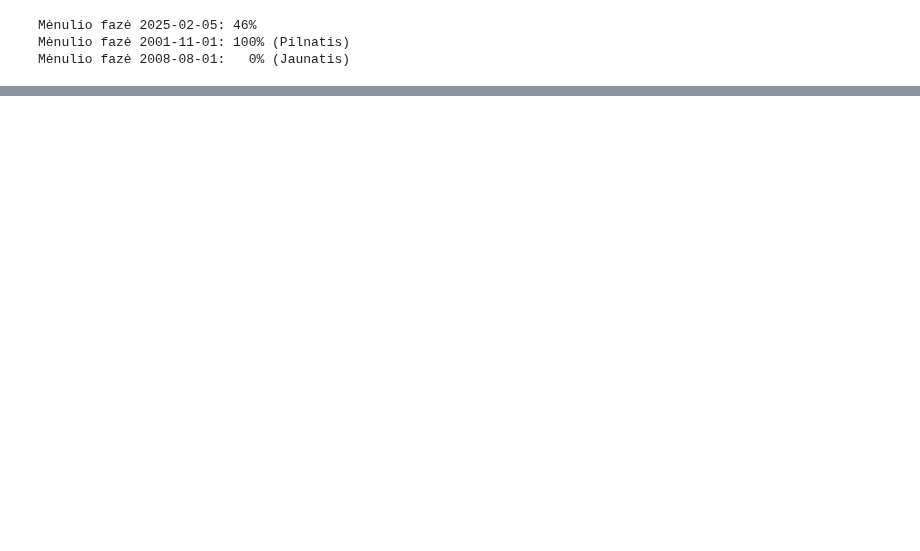
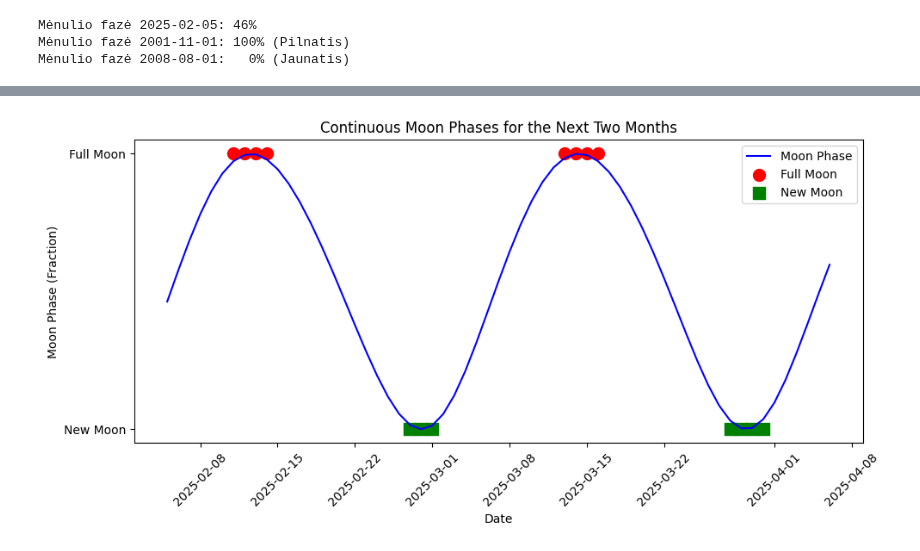
Before and after one commit to ISeeBugsEverywhere/DataScienceNotebooks, a Jupyter notebook: Studentai/MykolasOK/2025-02-05.ipynb, the cells around one changed output, grey strips where cells are left out. Saved outputs shown, nothing was run; the diff lists cells and outputs as text; code cells hidden in the pictures; blank space fills up the shorter version.

```diff
--- a/Studentai/MykolasOK/2025-02-05.ipynb
+++ b/Studentai/MykolasOK/2025-02-05.ipynb
@@ -174,0 +143,59 @@ Mėnulio fazė 2008-08-01:   0% (Jaunatis)
+# %%
+import ephem
+
+# Updated function to get moon phase as a fraction using ephem
+def moon_phase_fraction(date: datetime) -> float:
+    """
+    Returns the moon phase as a fraction (0 to 1) for a given date using ephem.
+
+    Parameters:
+    date (datetime): The date for which the moon phase is determined.
+
+    Returns:
+    float: A fraction representing the moon phase (0 - New Moon, 1 - Full Moon).
+    """
+    # Convert datetime to ephem date
+    obs_date = ephem.Date(date)
+    moon = ephem.Moon(obs_date)
+
+    # plot_moon_phases_fractionReturn the moon phase fraction
+    return moon.phase / 100  # Convert phase percentage to a fraction (0-1)
+
+# Plotting the continuous moon phases for the next two months with fractions
+def plot_moon_phases_fraction(start_date: datetime) -> None:
+    """
+    Plots the continuous moon phases for the next two months as a fraction.
+
+    Parameters:
+    start_date (datetime): The starting date for the moon phase generation.
+    """
+    end_date = start_date + timedelta(days=60)  # Next two months
+    dates = pd.date_range(start=start_date, end=end_date, freq='D')
+
+    # Getting moon phase values as fractions
+    moon_phases = [moon_phase_fraction(date) for date in dates]
+
+    # Plotting the continuous moon phase values
+    plt.figure(figsize=(10, 5))
+    plt.plot(dates, moon_phases, color='b', linestyle='-', marker='', label="Moon Phase")
+
+    # Marking the Full Moon and New Moon with distinct symbols
+    full_moon_dates = [dates[i] for i, phase in enumerate(moon_phases) if phase >= 0.95]
+    new_moon_dates = [dates[i] for i, phase in enumerate(moon_phases) if phase <= 0.05]
+
+    plt.scatter(full_moon_dates, [1]*len(full_moon_dates), color='r', marker='o', s=100, label="Full Moon")
+    plt.scatter(new_moon_dates, [0]*len(new_moon_dates), color='g', marker='s', s=100, label="New Moon")
+
+    plt.yticks([0, 1], ['New Moon', 'Full Moon'])
+    plt.xlabel('Date')
+    plt.ylabel('Moon Phase (Fraction)')
+    plt.title('Continuous Moon Phases for the Next Two Months')
+    plt.legend()
+    plt.xticks(rotation=45)
+    plt.tight_layout()
+    plt.show()
+
+# Plot the moon phases starting from today at midnight
+plot_moon_phases_fraction(datetime(2025, 2, 5))
+# %% [output]
+[figure, added]
```
Also changed, not shown: parts of 5 cells of this notebook.
